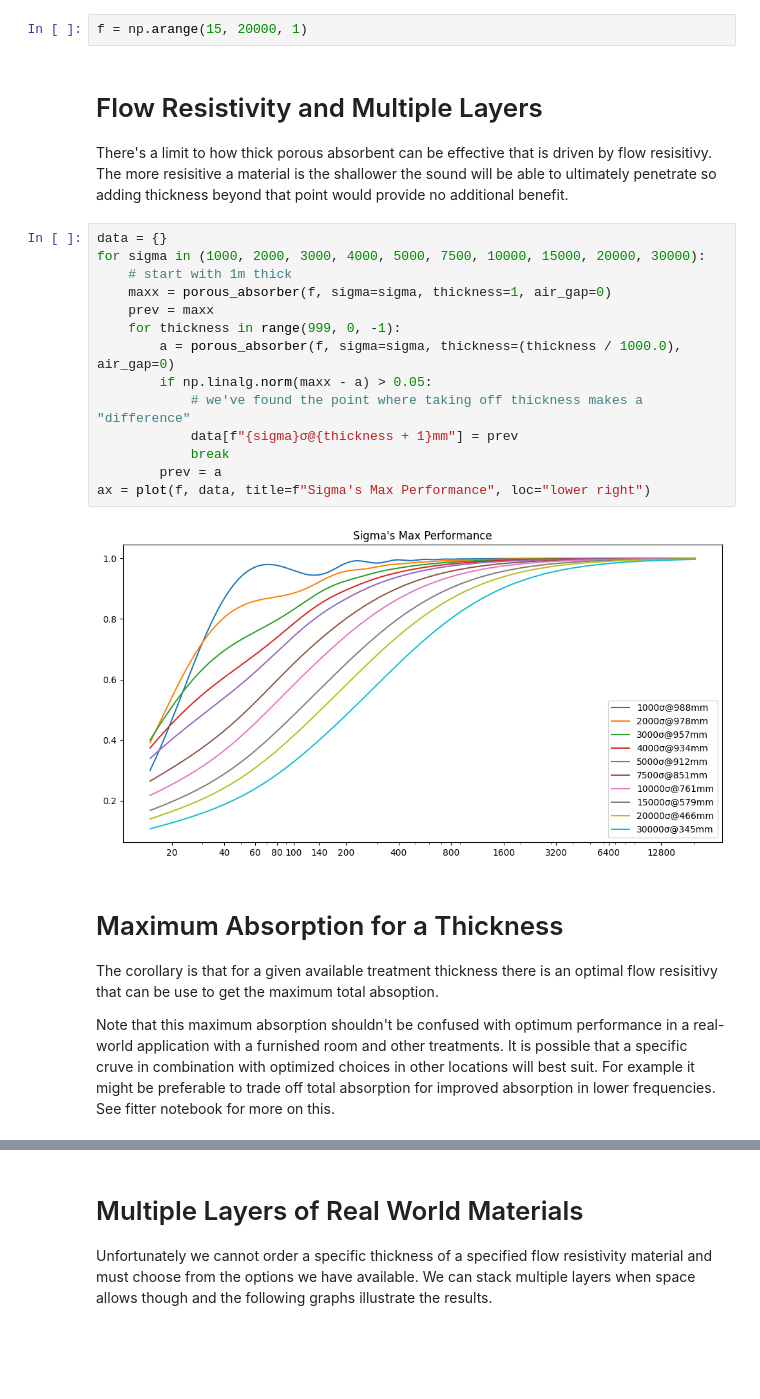
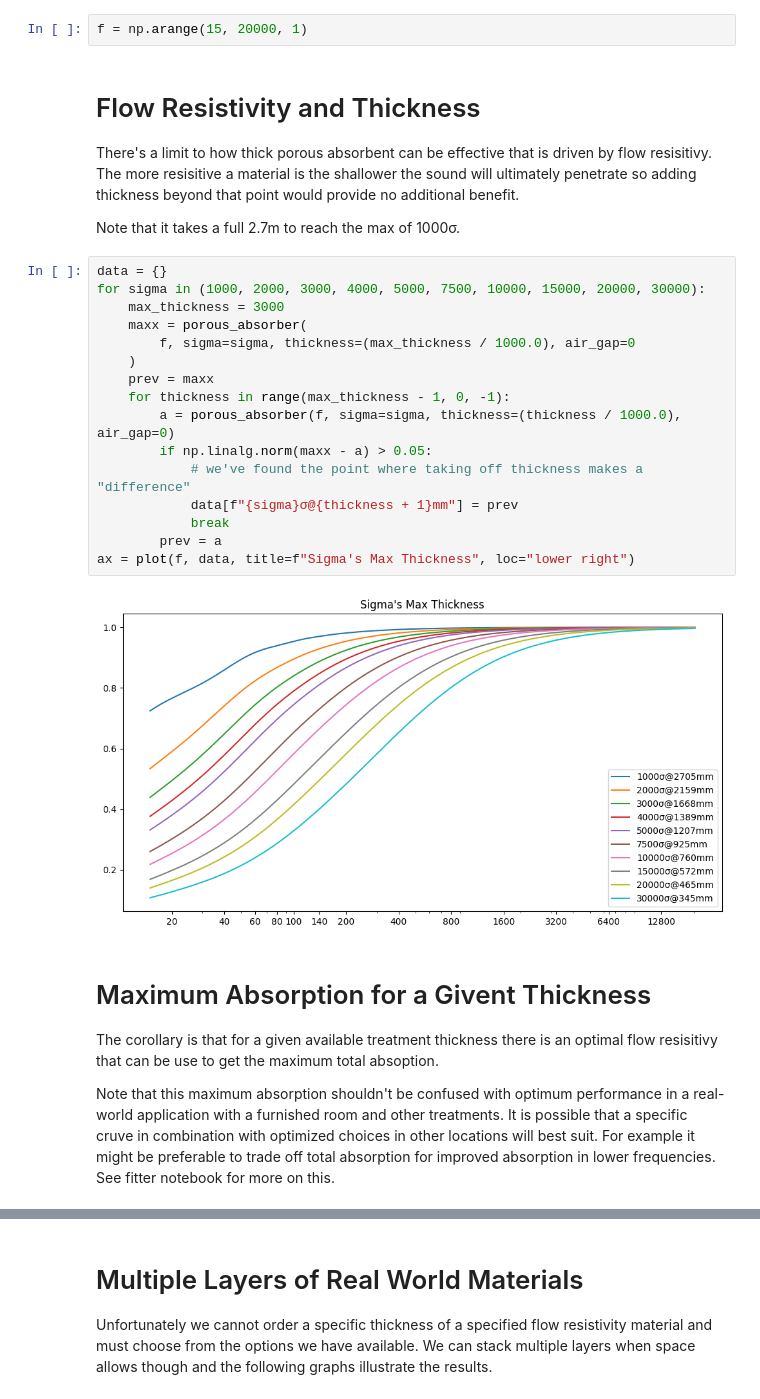
Before and after one commit to ross/acoustics, a Jupyter notebook: porous-absorbers/thickness-and-flow-resistivity.ipynb, the cells around one changed output, grey strips where cells are left out. Cells and saved outputs as stored; diff of their text form; blank space fills up the shorter version.

```diff
--- a/porous-absorbers/thickness-and-flow-resistivity.ipynb
+++ b/porous-absorbers/thickness-and-flow-resistivity.ipynb
@@ -14,27 +14,31 @@ from shared import materials, porous_absorber
 # %%
 f = np.arange(15, 20000, 1)
 # %% [markdown]
-# Flow Resistivity and Multiple Layers
+# Flow Resistivity and Thickness
 
-There's a limit to how thick porous absorbent can be effective that is driven by flow resisitivy. The more resisitive a material is the shallower the sound will be able to ultimately penetrate so adding thickness beyond that point would provide no additional benefit.
+There's a limit to how thick porous absorbent can be effective that is driven by flow resisitivy. The more resisitive a material is the shallower the sound will ultimately penetrate so adding thickness beyond that point would provide no additional benefit.
+
+Note that it takes a full 2.7m to reach the max of 1000σ.
 # %%
 data = {}
 for sigma in (1000, 2000, 3000, 4000, 5000, 7500, 10000, 15000, 20000, 30000):
-    # start with 1m thick
-    maxx = porous_absorber(f, sigma=sigma, thickness=1, air_gap=0)
+    max_thickness = 3000
+    maxx = porous_absorber(
+        f, sigma=sigma, thickness=(max_thickness / 1000.0), air_gap=0
+    )
     prev = maxx
-    for thickness in range(999, 0, -1):
+    for thickness in range(max_thickness - 1, 0, -1):
         a = porous_absorber(f, sigma=sigma, thickness=(thickness / 1000.0), air_gap=0)
         if np.linalg.norm(maxx - a) > 0.05:
             # we've found the point where taking off thickness makes a "difference"
             data[f"{sigma}σ@{thickness + 1}mm"] = prev
             break
         prev = a
-ax = plot(f, data, title=f"Sigma's Max Performance", loc="lower right")
+ax = plot(f, data, title=f"Sigma's Max Thickness", loc="lower right")
 # %% [output]
-[figure, old version]
+[figure, new version]
 # %% [markdown]
-# Maximum Absorption for a Thickness
+# Maximum Absorption for a Givent Thickness
 
 The corollary is that for a given available treatment thickness there is an optimal flow resisitivy that can be use to get the maximum total absoption.
 
```
Also changed, not shown: parts of 1 cell of this notebook, 3 other files.
